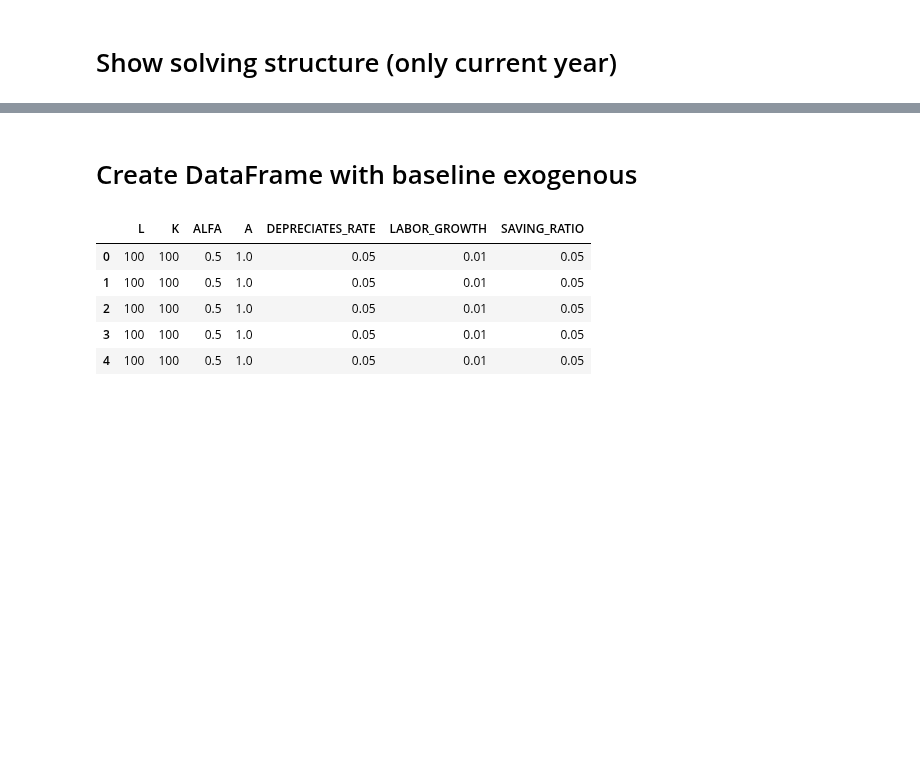
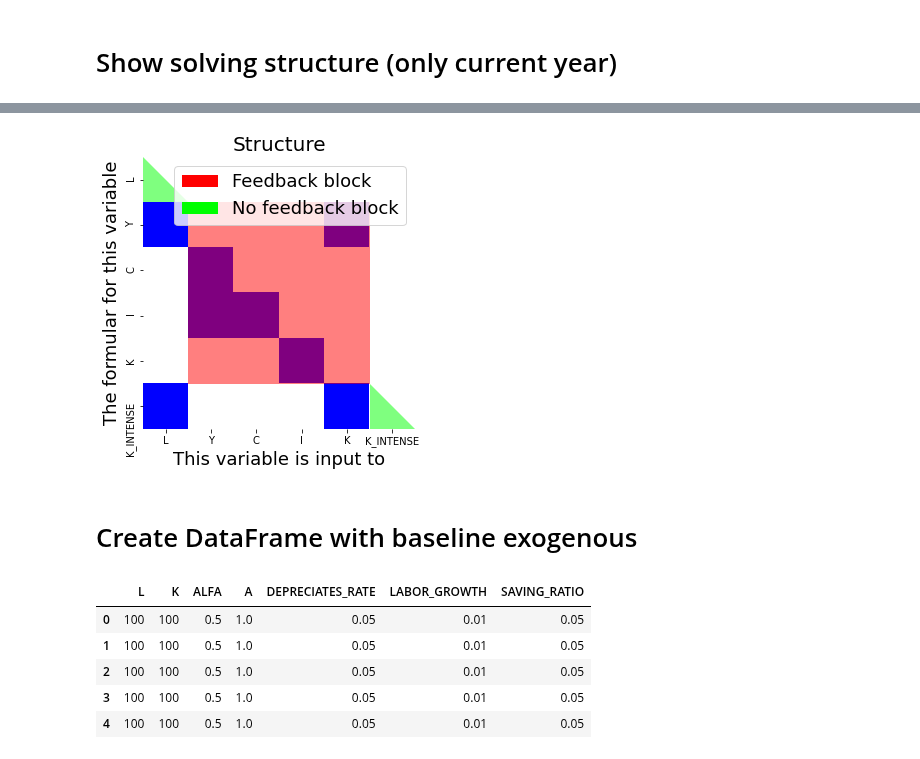
Before and after one commit to IbHansen/Modelflow2, a Jupyter notebook: Examples/solow/solow.ipynb, the cells around one changed output, grey strips where cells are left out. Cells and saved outputs as stored; diff of their text form; code cells hidden in the pictures; blank space fills up the shorter version.

```diff
--- a/Examples/solow/solow.ipynb
+++ b/Examples/solow/solow.ipynb
@@ -45,5 +53,9 @@ msolow.drawendo(sink = 'K_INTENSE',source='L',size=(2,2))
 # %% [output]
 [drawing not drawn]
+# %%
+msolow.plotadjacency();
+# %% [output]
+[figure, added]
 # %% [markdown]
 # Create DataFrame with baseline exogenous
 # %%
```
Also changed, not shown: parts of 4 cells of this notebook, 16 other files.
